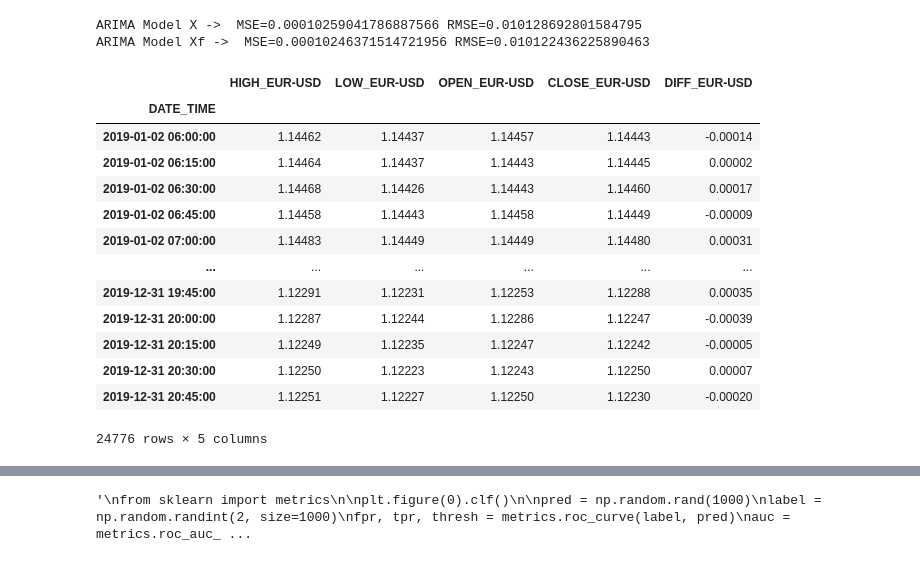
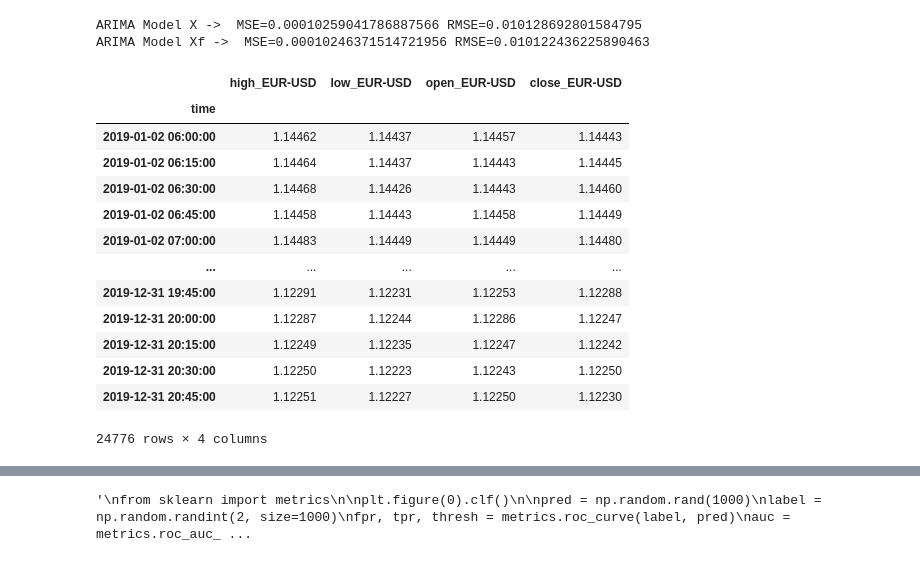
Before and after one commit to pabloestevezm/FP, a Jupyter notebook: modelling.ipynb, the cells around one changed output, grey strips where cells are left out. Saved outputs shown, nothing was run; the diff lists cells and outputs as text; code cells hidden in the pictures.

```diff
--- a/modelling.ipynb
+++ b/modelling.ipynb
@@ -315,21 +315,24 @@ for col in futuro.columns:
 ARIMA Model X ->  MSE=0.00010259041786887566 RMSE=0.010128692801584795
 ARIMA Model Xf ->  MSE=0.00010246371514721956 RMSE=0.010122436225890463
 # %%
-eur_usd = pd.read_csv('./Output/eur_usd.csv')
-eur_usd = get_sample(eur_usd, '2018-12-31 23:45:00','2020-01-01 00:00:00')
+eur_usd = pd.read_csv('./Input/EURUSD-2000-2020-15m.csv')
 eur_usd
+eur_usd_LSTM = red_LSTM(eur_usd,'EUR-USD', '2019-12-01 23:45:00','2020-01-01 00:00:00')
+#eur_usd_LSTM_ready = get_LSTM(eur_usd, '2019-12-01 23:45:00','2020-01-01 00:00:00')
+#eur_usd_LSTM
+eur_usd_LSTM
 # %% [output]
-|  | HIGH_EUR-USD | LOW_EUR-USD | OPEN_EUR-USD | CLOSE_EUR-USD | DIFF_EUR-USD |
-| DATE_TIME |  |  |  |  |  |
-| 2019-01-02 06:00:00 | 1.14462 | 1.14437 | 1.14457 | 1.14443 | -0.00014 |
-| 2019-01-02 06:15:00 | 1.14464 | 1.14437 | 1.14443 | 1.14445 | 0.00002 |
-| 2019-01-02 06:30:00 | 1.14468 | 1.14426 | 1.14443 | 1.14460 | 0.00017 |
-| 2019-01-02 06:45:00 | 1.14458 | 1.14443 | 1.14458 | 1.14449 | -0.00009 |
-| 2019-01-02 07:00:00 | 1.14483 | 1.14449 | 1.14449 | 1.14480 | 0.00031 |
-| ... | ... | ... | ... | ... | ... |
-| 2019-12-31 19:45:00 | 1.12291 | 1.12231 | 1.12253 | 1.12288 | 0.00035 |
-| 2019-12-31 20:00:00 | 1.12287 | 1.12244 | 1.12286 | 1.12247 | -0.00039 |
-| 2019-12-31 20:15:00 | 1.12249 | 1.12235 | 1.12247 | 1.12242 | -0.00005 |
-| 2019-12-31 20:30:00 | 1.12250 | 1.12223 | 1.12243 | 1.12250 | 0.00007 |
-| 2019-12-31 20:45:00 | 1.12251 | 1.12227 | 1.12250 | 1.12230 | -0.00020 |
+|  | high_EUR-USD | low_EUR-USD | open_EUR-USD | close_EUR-USD |
+| time |  |  |  |  |
+| 2019-01-02 06:00:00 | 1.14462 | 1.14437 | 1.14457 | 1.14443 |
+| 2019-01-02 06:15:00 | 1.14464 | 1.14437 | 1.14443 | 1.14445 |
+| 2019-01-02 06:30:00 | 1.14468 | 1.14426 | 1.14443 | 1.14460 |
+| 2019-01-02 06:45:00 | 1.14458 | 1.14443 | 1.14458 | 1.14449 |
+| 2019-01-02 07:00:00 | 1.14483 | 1.14449 | 1.14449 | 1.14480 |
+| ... | ... | ... | ... | ... |
+| 2019-12-31 19:45:00 | 1.12291 | 1.12231 | 1.12253 | 1.12288 |
+| 2019-12-31 20:00:00 | 1.12287 | 1.12244 | 1.12286 | 1.12247 |
+| 2019-12-31 20:15:00 | 1.12249 | 1.12235 | 1.12247 | 1.12242 |
+| 2019-12-31 20:30:00 | 1.12250 | 1.12223 | 1.12243 | 1.12250 |
+| 2019-12-31 20:45:00 | 1.12251 | 1.12227 | 1.12250 | 1.12230 |
-24776 rows × 5 columns
+24776 rows × 4 columns
```
Also changed, not shown: parts of 16 cells of this notebook, 3 other files.
